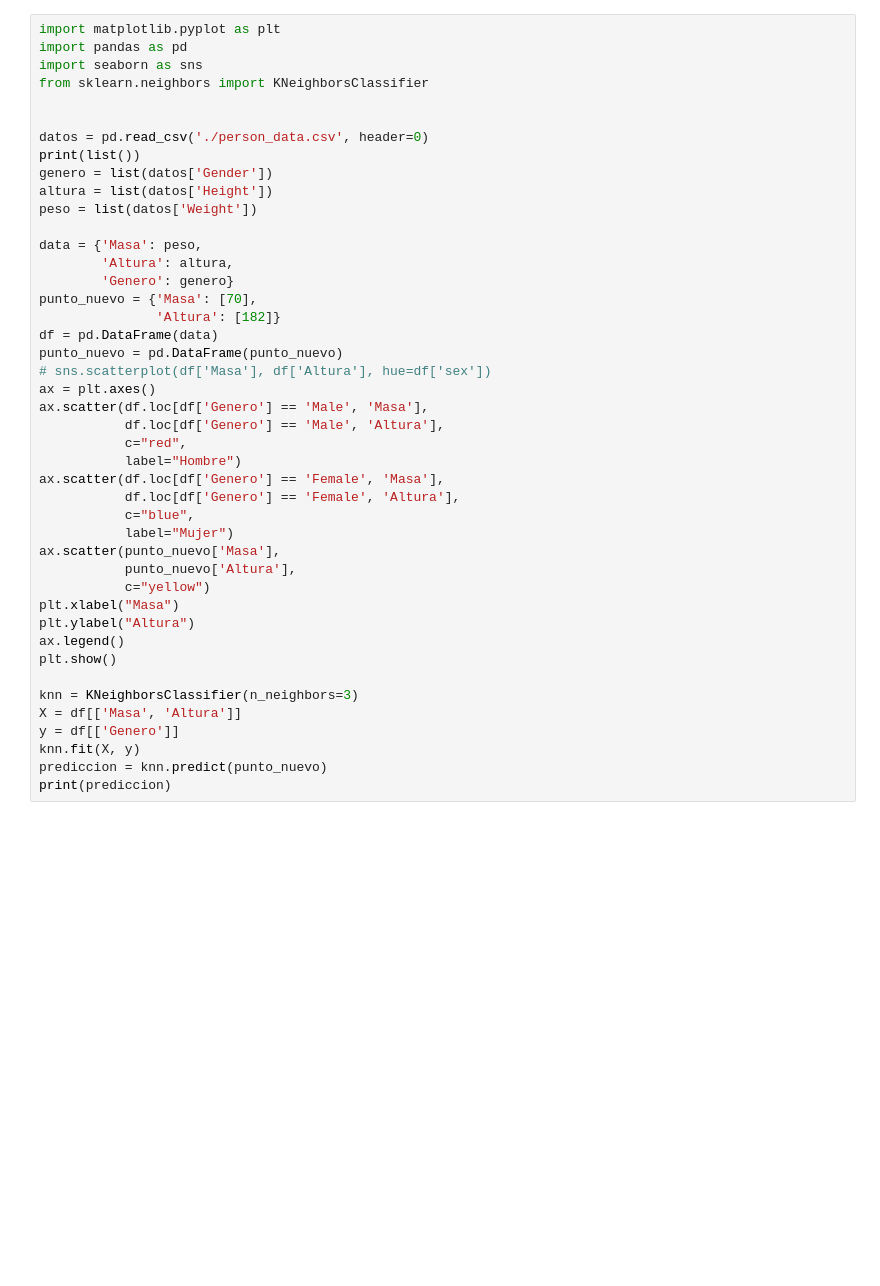
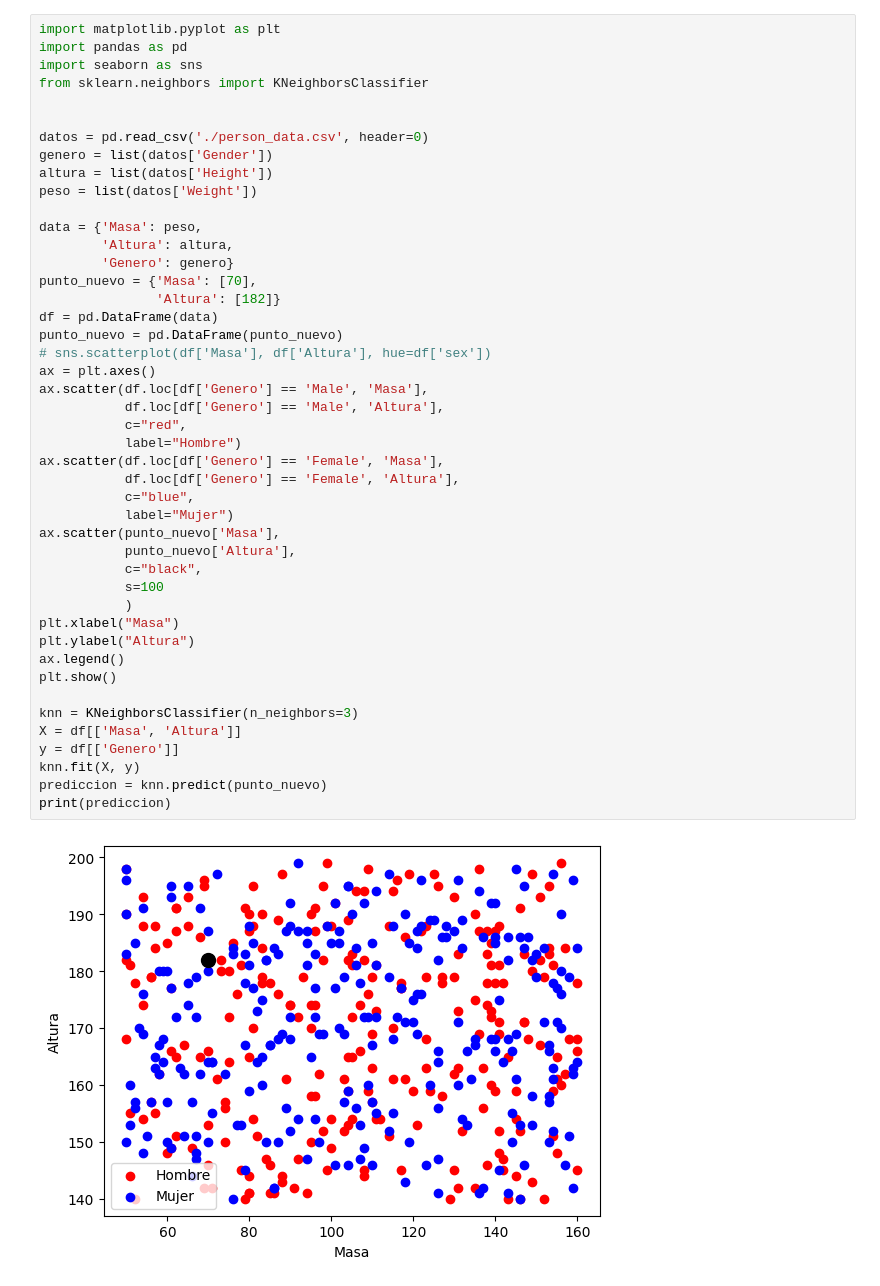
Before and after one commit to sant1ln/KNN-Algoritmo, a Jupyter notebook: main.ipynb, the cells around one changed output. Saved outputs shown, nothing was run; the diff lists cells and outputs as text; blank space fills up the shorter version.

```diff
--- a/main.ipynb
+++ b/main.ipynb
@@ -6,7 +6,6 @@ from sklearn.neighbors import KNeighborsClassifier
 
 
 datos = pd.read_csv('./person_data.csv', header=0)
-print(list())
 genero = list(datos['Gender'])
 altura = list(datos['Height'])
 peso = list(datos['Weight'])
@@ -15,31 +14,34 @@ data = {'Masa': peso,
         'Altura': altura,
         'Genero': genero}
 punto_nuevo = {'Masa': [70],
                'Altura': [182]}
 df = pd.DataFrame(data)
 punto_nuevo = pd.DataFrame(punto_nuevo)
 # sns.scatterplot(df['Masa'], df['Altura'], hue=df['sex'])
 ax = plt.axes()
 ax.scatter(df.loc[df['Genero'] == 'Male', 'Masa'],
            df.loc[df['Genero'] == 'Male', 'Altura'],
            c="red",
            label="Hombre")
 ax.scatter(df.loc[df['Genero'] == 'Female', 'Masa'],
            df.loc[df['Genero'] == 'Female', 'Altura'],
            c="blue",
            label="Mujer")
 ax.scatter(punto_nuevo['Masa'],
            punto_nuevo['Altura'],
-           c="yellow")
+           c="black",
+           s=100
+           )
 plt.xlabel("Masa")
 plt.ylabel("Altura")
 ax.legend()
 plt.show()
 
 knn = KNeighborsClassifier(n_neighbors=3)
 X = df[['Masa', 'Altura']]
 y = df[['Genero']]
 knn.fit(X, y)
 prediccion = knn.predict(punto_nuevo)
 print(prediccion)
 # %% [output]
+[figure, new version]
```
Also changed, not shown: parts of 1 cell of this notebook.
